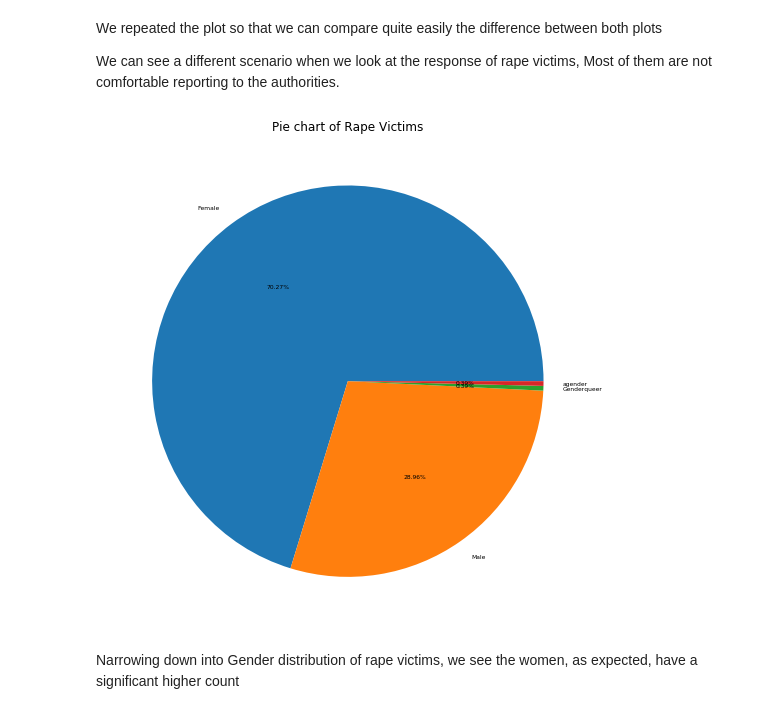
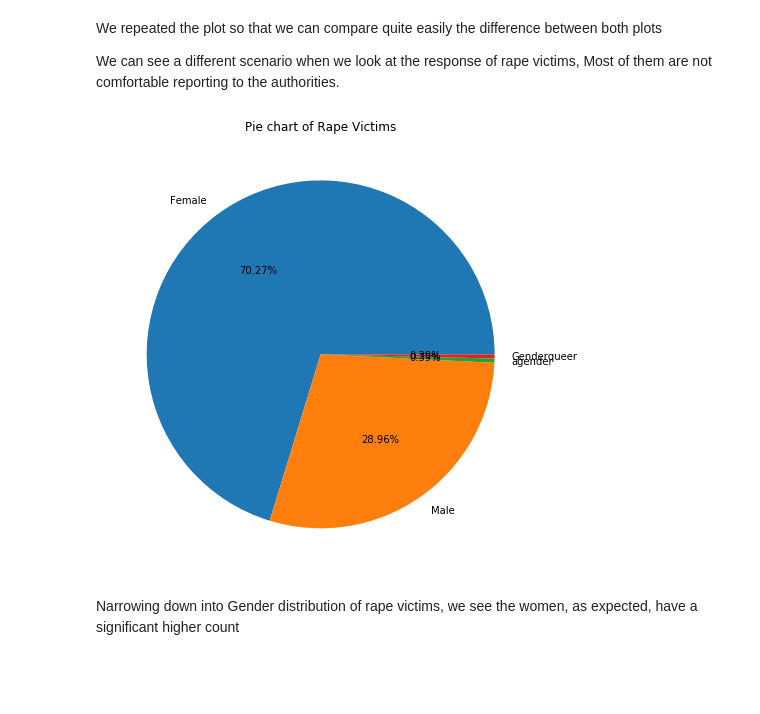
Before and after one commit to Uchencho/Analysis_On_Sexual_Assault_Victims, a Jupyter notebook: Uche_Sexual_Assault_Analysis.ipynb, the cells around one changed output. Cells and saved outputs as stored; diff of their text form; code cells hidden in the pictures; blank space fills up the shorter version.

Commit message:
Added new plots

```diff
--- a/Uche_Sexual_Assault_Analysis.ipynb
+++ b/Uche_Sexual_Assault_Analysis.ipynb
@@ -437,14 +455,13 @@ We repeated the plot so that we can compare quite easily the difference between
 We can see a different scenario when we look at the response of rape victims, Most of them are not comfortable reporting to the authorities.
 # %%
 rape_victims['gender'].value_counts().plot(kind = 'pie',
-                                           figsize = (9,9),
+                                           figsize = (8,8),
                                            autopct = '%.2f%%',
-                                           fontsize = 6,
                                            title = "Pie chart of Rape Victims")
 plt.ylabel('')
 plt.show()
 # %% [output]
-[figure, old version]
+[figure, new version]
 # %% [markdown]
 Narrowing down into Gender distribution of rape victims, we see the women, as expected, have a significant higher count
 # %%
```
Also changed, not shown: parts of 12 cells of this notebook.
